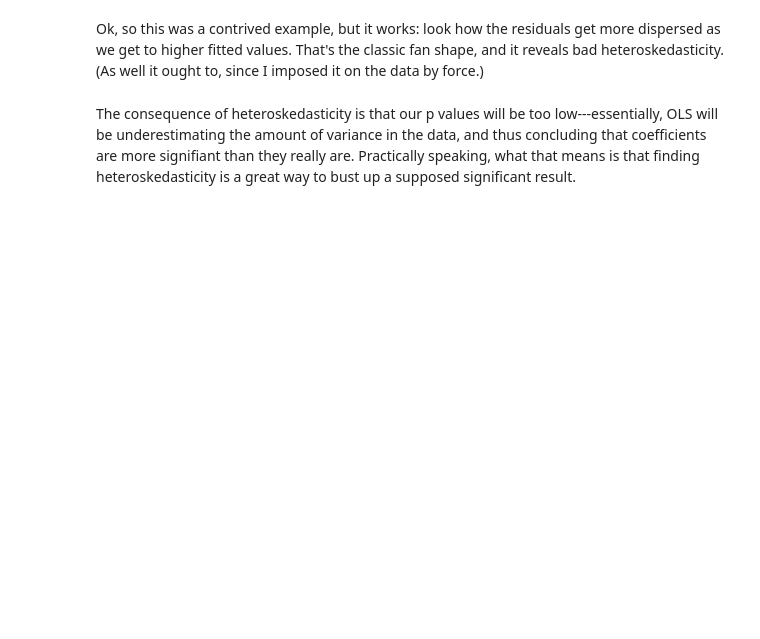
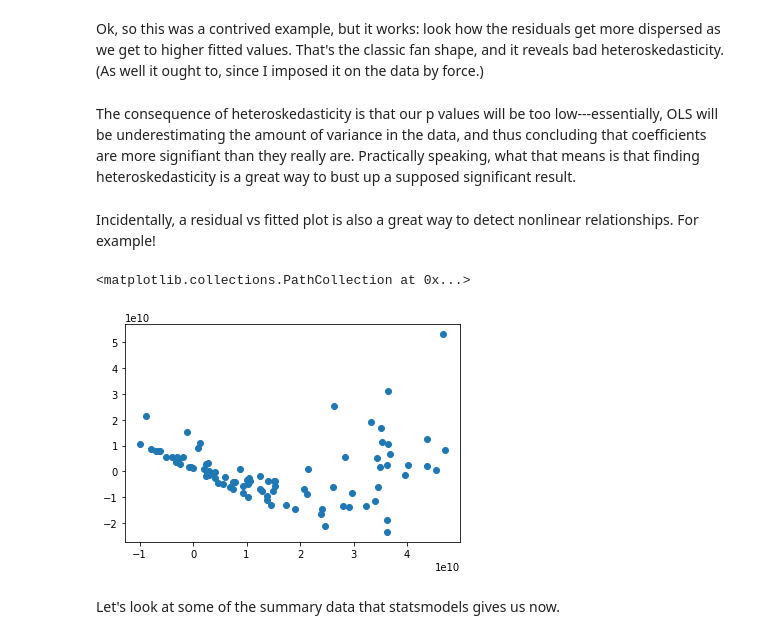
Before and after one commit to paultopia/library_gobbledygook, a Jupyter notebook: lesson_notebooks/regression_problems.ipynb, the cells around one changed output. Drawn from its saved outputs; the diff is of its cells as text; code cells hidden in the pictures; blank space fills up the shorter version.

```diff
--- a/lesson_notebooks/regression_problems.ipynb
+++ b/lesson_notebooks/regression_problems.ipynb
@@ -180,3 +208,14 @@ res_vs_fitted(x="elec_pros", y="broken_pol_plur", data=rol)
 Ok, so this was a contrived example, but it works: look how the residuals get more dispersed as we get to higher fitted values.  That's the classic fan shape, and it reveals bad heteroskedasticity.  (As well it ought to, since I imposed it on the data by force.)
 # %% [markdown]
 The consequence of heteroskedasticity is that our p values will be too low---essentially, OLS will be underestimating the amount of variance in the data, and thus concluding that coefficients are more signifiant than they really are.  Practically speaking, what that means is that finding heteroskedasticity is a great way to bust up a supposed significant result.
+# %% [markdown]
+Incidentally, a residual vs fitted plot is also a great way to detect nonlinear relationships. For example!
+# %%
+rol["gdppc"] = rol["2012gdp"] / rol["pop. in millions for 2012"]
+# %%
+res_vs_fitted(x="rolscore", y="gdppc", data=rol)
+# %% [output]
+<matplotlib.collections.PathCollection at 0x...>
+[figure, added]
+# %% [markdown]
+Let's look at some of the summary data that statsmodels gives us now.
```
Also changed, not shown: parts of 9 cells of this notebook, 1 other file.
